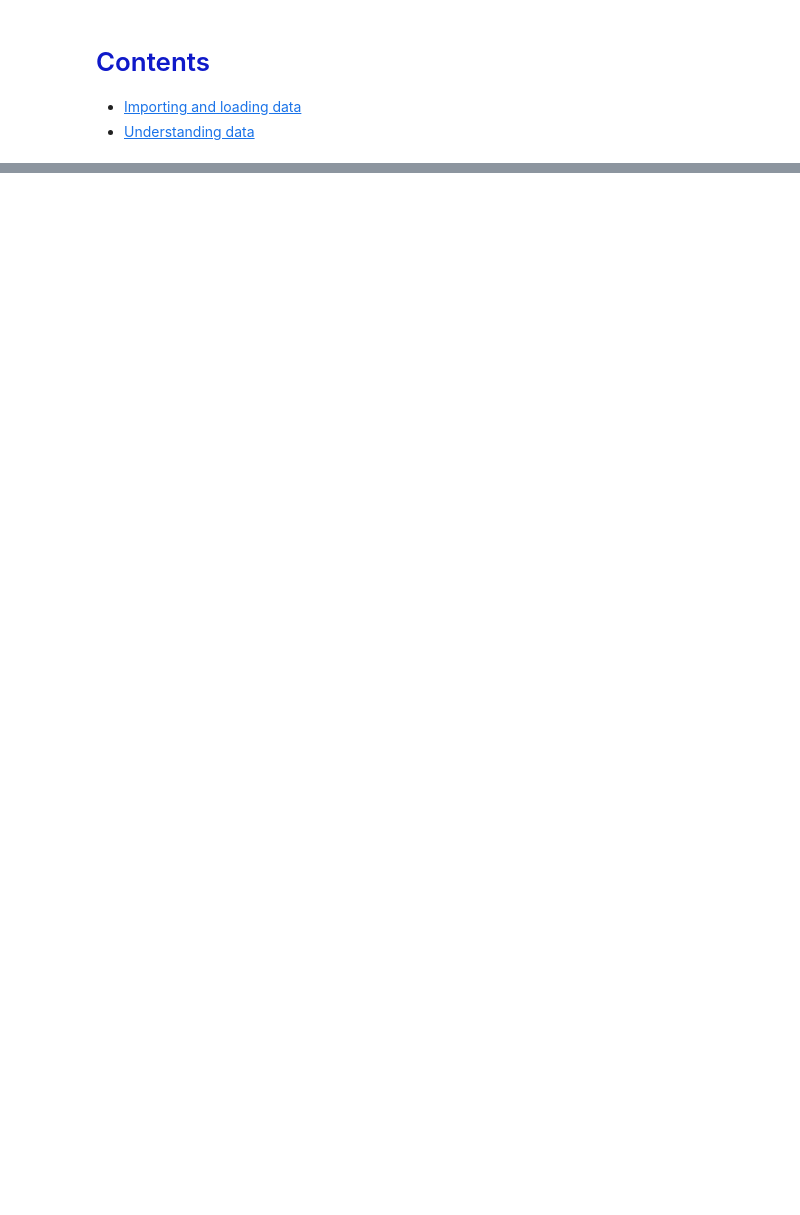
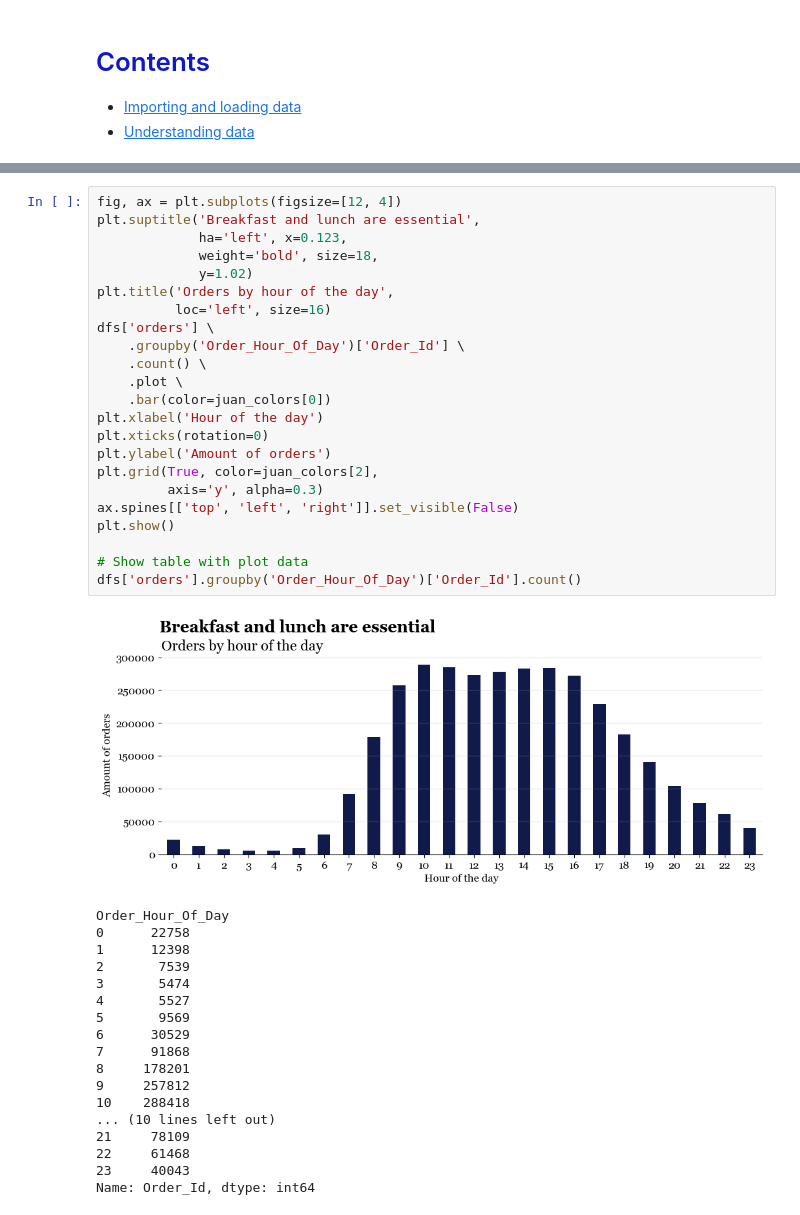
Before and after one commit to juanramosdataexpert/InstacartMarketBasketAnalysis, a Jupyter notebook: Notebooks/EDA.ipynb, the cells around one changed output, grey strips where cells are left out. Saved outputs shown, nothing was run; the diff lists cells and outputs as text; blank space fills up the shorter version.

```diff
--- a/Notebooks/EDA.ipynb
+++ b/Notebooks/EDA.ipynb
@@ -112,0 +307,42 @@ Finally, we fixed the columns name writting the first letter in capital in every
+# %%
+fig, ax = plt.subplots(figsize=[12, 4])
+plt.suptitle('Breakfast and lunch are essential',
+             ha='left', x=0.123,
+             weight='bold', size=18,
+             y=1.02)
+plt.title('Orders by hour of the day',
+          loc='left', size=16)
+dfs['orders'] \
+    .groupby('Order_Hour_Of_Day')['Order_Id'] \
+    .count() \
+    .plot \
+    .bar(color=juan_colors[0])
+plt.xlabel('Hour of the day')
+plt.xticks(rotation=0)
+plt.ylabel('Amount of orders')
+plt.grid(True, color=juan_colors[2],
+         axis='y', alpha=0.3)
+ax.spines[['top', 'left', 'right']].set_visible(False)
+plt.show()
+
+# Show table with plot data
+dfs['orders'].groupby('Order_Hour_Of_Day')['Order_Id'].count()
+# %% [output]
+[figure, added]
+Order_Hour_Of_Day
+0      22758
+1      12398
+2       7539
+3       5474
+4       5527
+5       9569
+6      30529
+7      91868
+8     178201
+9     257812
+10    288418
+... (10 lines left out)
+21     78109
+22     61468
+23     40043
+Name: Order_Id, dtype: int64
```
Also changed, not shown: parts of 49 cells of this notebook.
